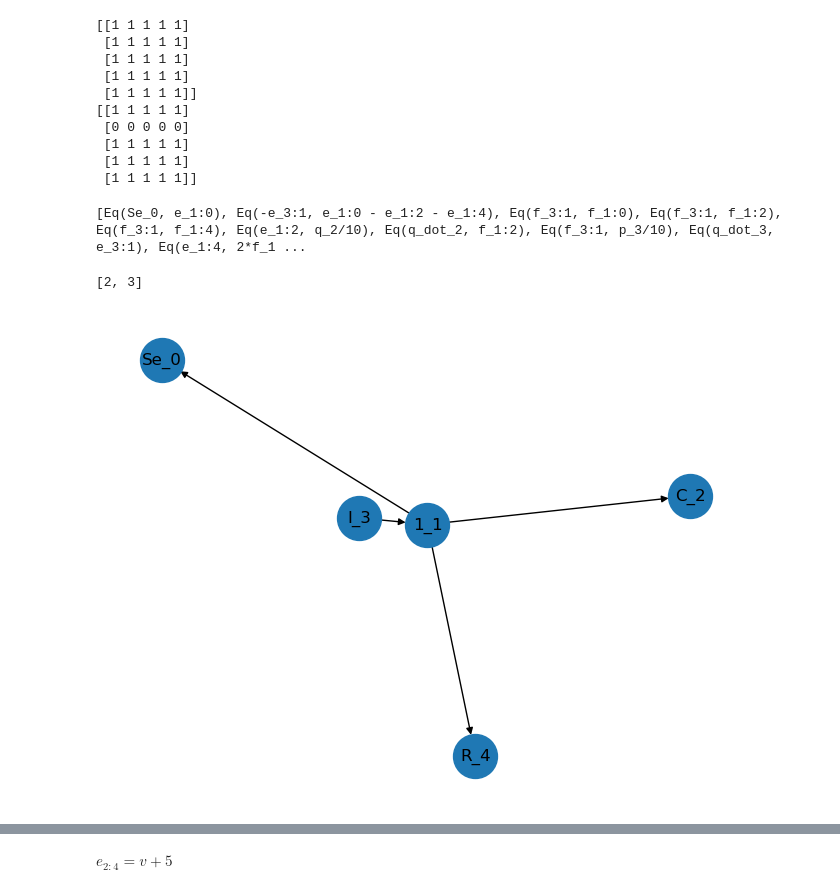
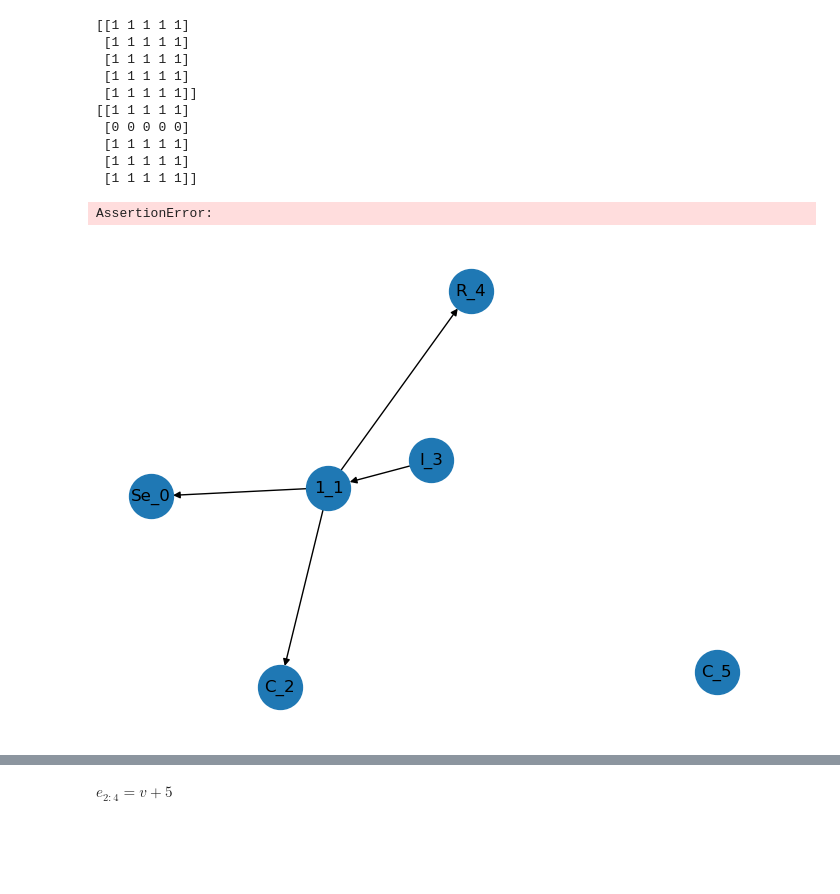
Before and after one commit to Astronauty/AiPEX-Projects, a Jupyter notebook: bond-graph-RL/bond_graph_test.ipynb, the cells around one changed output, grey strips where cells are left out. Cells and saved outputs as stored; diff of their text form; code cells hidden in the pictures; blank space fills up the shorter version.

```diff
--- a/bond-graph-RL/bond_graph_test.ipynb
+++ b/bond-graph-RL/bond_graph_test.ipynb
@@ -167,32 +169,29 @@ None
 # %%
 # Initialize bond graph
 G = BondGraph(max_nodes=20, num_states=4)
 G.add_element(EffortSource(np.array([1, 2, 3])))
 G.add_element(OneJunction())
 G.add_bond(1, 0, -1)
-G.add_element(Capacitance(capacitance=10))
+G.add_element(Capacitance(capacitance=0.05))
 G.add_bond(1, 2, 1)
-G.add_element(Inertance(inertance=10))
+G.add_element(Inertance(inertance=3))
 G.add_bond(3, 1, -1)
-G.add_element(Resistance(resistance=2))
+G.add_element(Resistance(resistance=1))
 G.add_bond(1, 4, 1)
 
+G.add_element(Capacitance(capacitance=0.05))
+# G.add_bond(1, 5, 1)
 
 
 # Draw the bond graph with labels
 labels = nx.get_node_attributes(G.flow_causal_graph, 'element_label')
 nx.draw(G.flow_causal_graph, labels=labels, with_labels=True, node_size=1000)
 
-expr = []
-for node in G.flow_causal_graph.nodes:
-    expr += G.derive_constitutive_laws(node)
-
-print(expr)
-
-
-G.get_energy_storage_elements()
-# G.get_state_space_matrix()
+# G.get_energy_storage_elements()
+# A, b = G.update_state_space_matrix()
+# print()
+# print(b)
+G.update_state_space_matrix(verbose=True)
 # %% [output]
-[Eq(Se_0, e_1:0), Eq(-e_3:1, e_1:0 - e_1:2 - e_1:4), Eq(f_3:1, f_1:0), Eq(f_3:1, f_1:2), Eq(f_3:1, f_1:4), Eq(e_1:2, q_2/10), Eq(q_dot_2, f_1:2), Eq(f_3:1, p_3/10), Eq(q_dot_3, e_3:1), Eq(e_1:4, 2*f_1 ...
+AssertionError:
-[2, 3]
-[figure, old version]
+[figure, new version]
```
Also changed, not shown: parts of 4 cells of this notebook, 2 other files.
